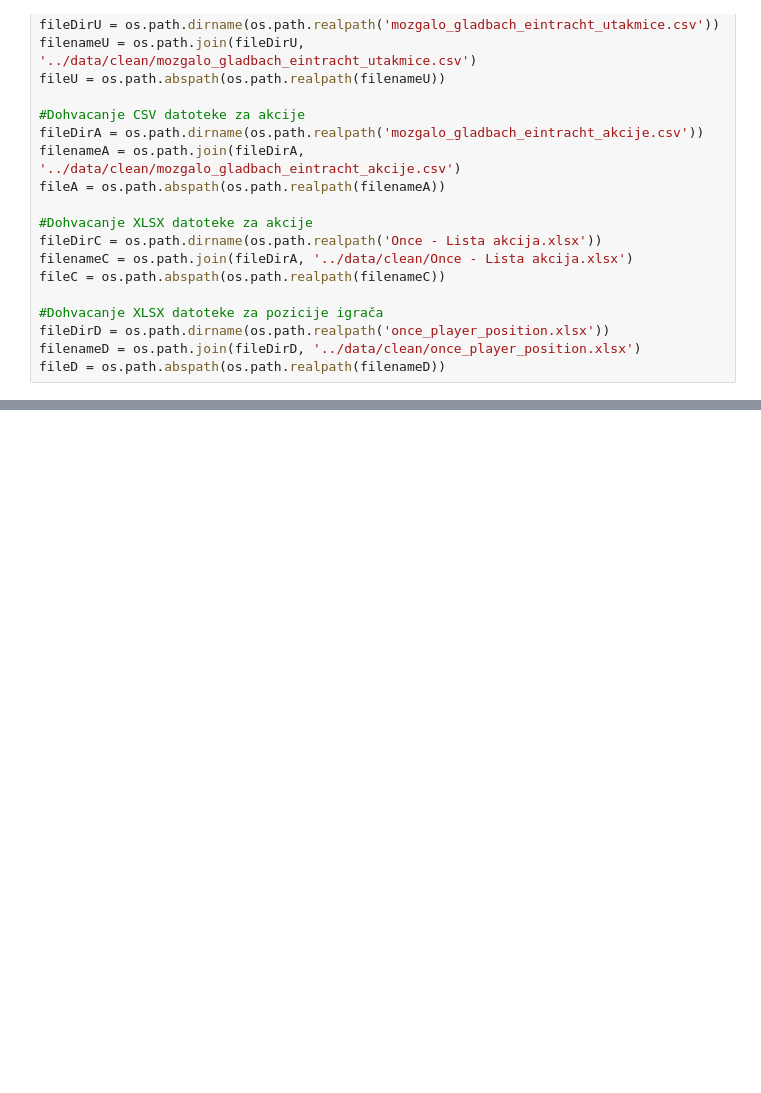
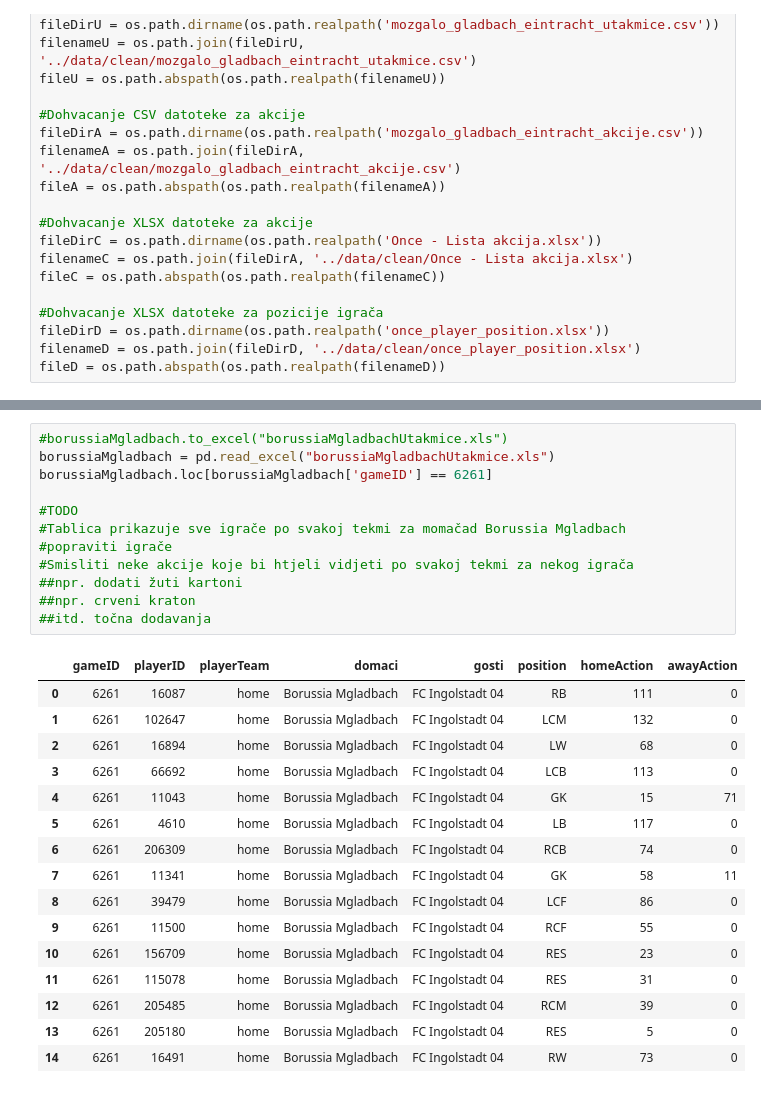
Before and after one commit to hrvatskibogmars/brainstormers, a Jupyter notebook: analysis/Eintracht Frankfurt - players.ipynb, the cells around one changed output, grey strips where cells are left out. Drawn from its saved outputs; the diff is of its cells as text; blank space fills up the shorter version.

```diff
--- a/analysis/Eintracht Frankfurt - players.ipynb
+++ b/analysis/Eintracht Frankfurt - players.ipynb
@@ -229,0 +260,29 @@ memory usage: 11.4+ KB
+# %%
+#borussiaMgladbach.to_excel("borussiaMgladbachUtakmice.xls")
+borussiaMgladbach = pd.read_excel("borussiaMgladbachUtakmice.xls")
+borussiaMgladbach.loc[borussiaMgladbach['gameID'] == 6261]
+
+#TODO
+#Tablica prikazuje sve igrače po svakoj tekmi za momačad Borussia Mgladbach
+#popraviti igrače
+#Smisliti neke akcije koje bi htjeli vidjeti po svakoj tekmi za nekog igrača
+##npr. dodati žuti kartoni
+##npr. crveni kraton
+##itd. točna dodavanja
+# %% [output]
+|  | gameID | playerID | playerTeam | domaci | gosti | position | homeAction | awayAction |
+| 0 | 6261 | 16087 | home | Borussia Mgladbach | FC Ingolstadt 04 | RB | 111 | 0 |
+| 1 | 6261 | 102647 | home | Borussia Mgladbach | FC Ingolstadt 04 | LCM | 132 | 0 |
+| 2 | 6261 | 16894 | home | Borussia Mgladbach | FC Ingolstadt 04 | LW | 68 | 0 |
+| 3 | 6261 | 66692 | home | Borussia Mgladbach | FC Ingolstadt 04 | LCB | 113 | 0 |
+| 4 | 6261 | 11043 | home | Borussia Mgladbach | FC Ingolstadt 04 | GK | 15 | 71 |
+| 5 | 6261 | 4610 | home | Borussia Mgladbach | FC Ingolstadt 04 | LB | 117 | 0 |
+| 6 | 6261 | 206309 | home | Borussia Mgladbach | FC Ingolstadt 04 | RCB | 74 | 0 |
+| 7 | 6261 | 11341 | home | Borussia Mgladbach | FC Ingolstadt 04 | GK | 58 | 11 |
+| 8 | 6261 | 39479 | home | Borussia Mgladbach | FC Ingolstadt 04 | LCF | 86 | 0 |
+| 9 | 6261 | 11500 | home | Borussia Mgladbach | FC Ingolstadt 04 | RCF | 55 | 0 |
+| 10 | 6261 | 156709 | home | Borussia Mgladbach | FC Ingolstadt 04 | RES | 23 | 0 |
+| 11 | 6261 | 115078 | home | Borussia Mgladbach | FC Ingolstadt 04 | RES | 31 | 0 |
+| 12 | 6261 | 205485 | home | Borussia Mgladbach | FC Ingolstadt 04 | RCM | 39 | 0 |
+| 13 | 6261 | 205180 | home | Borussia Mgladbach | FC Ingolstadt 04 | RES | 5 | 0 |
+| 14 | 6261 | 16491 | home | Borussia Mgladbach | FC Ingolstadt 04 | RW | 73 | 0 |
```
Also changed, not shown: parts of 48 cells of this notebook, 9 other files.
